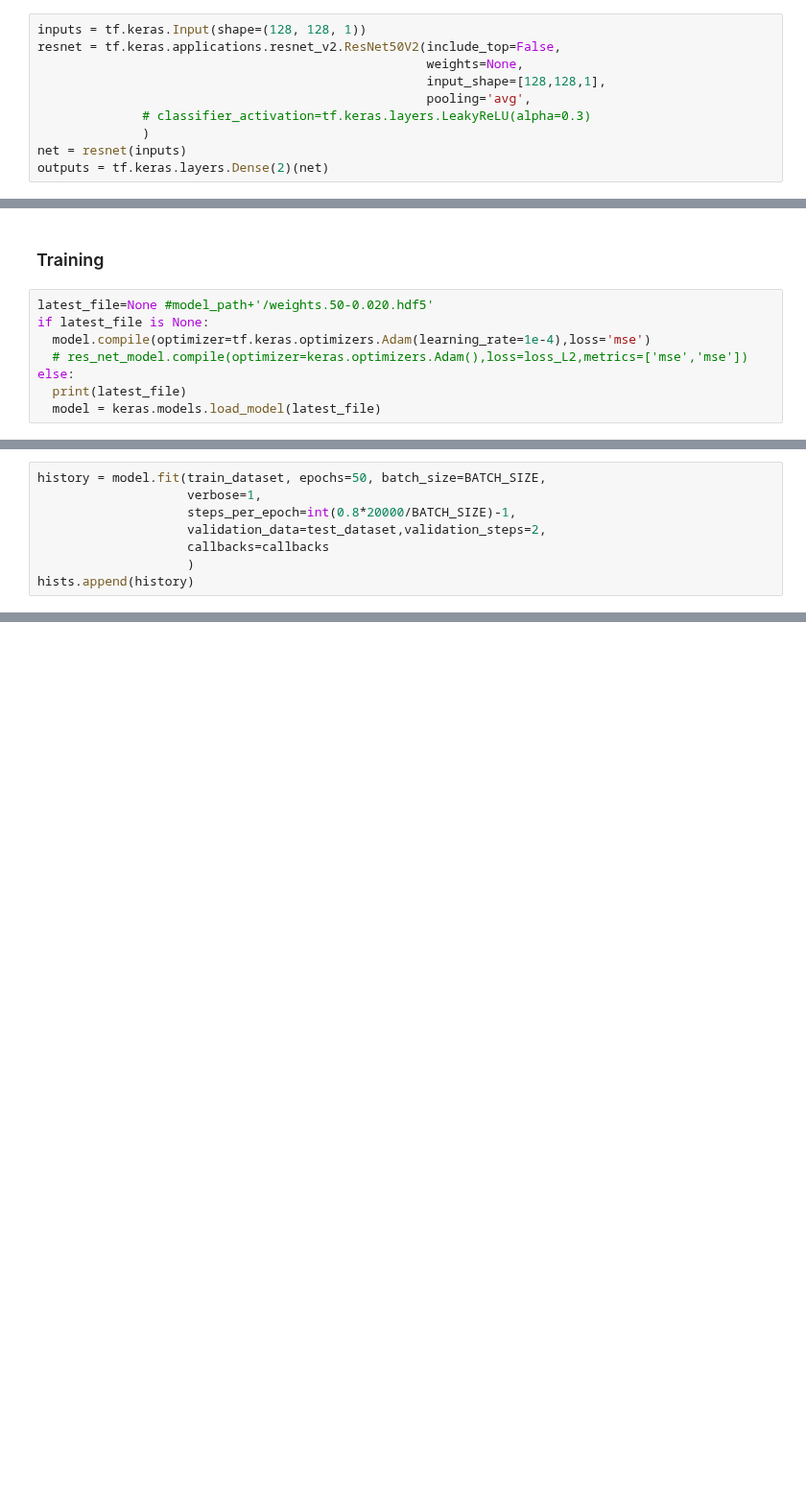
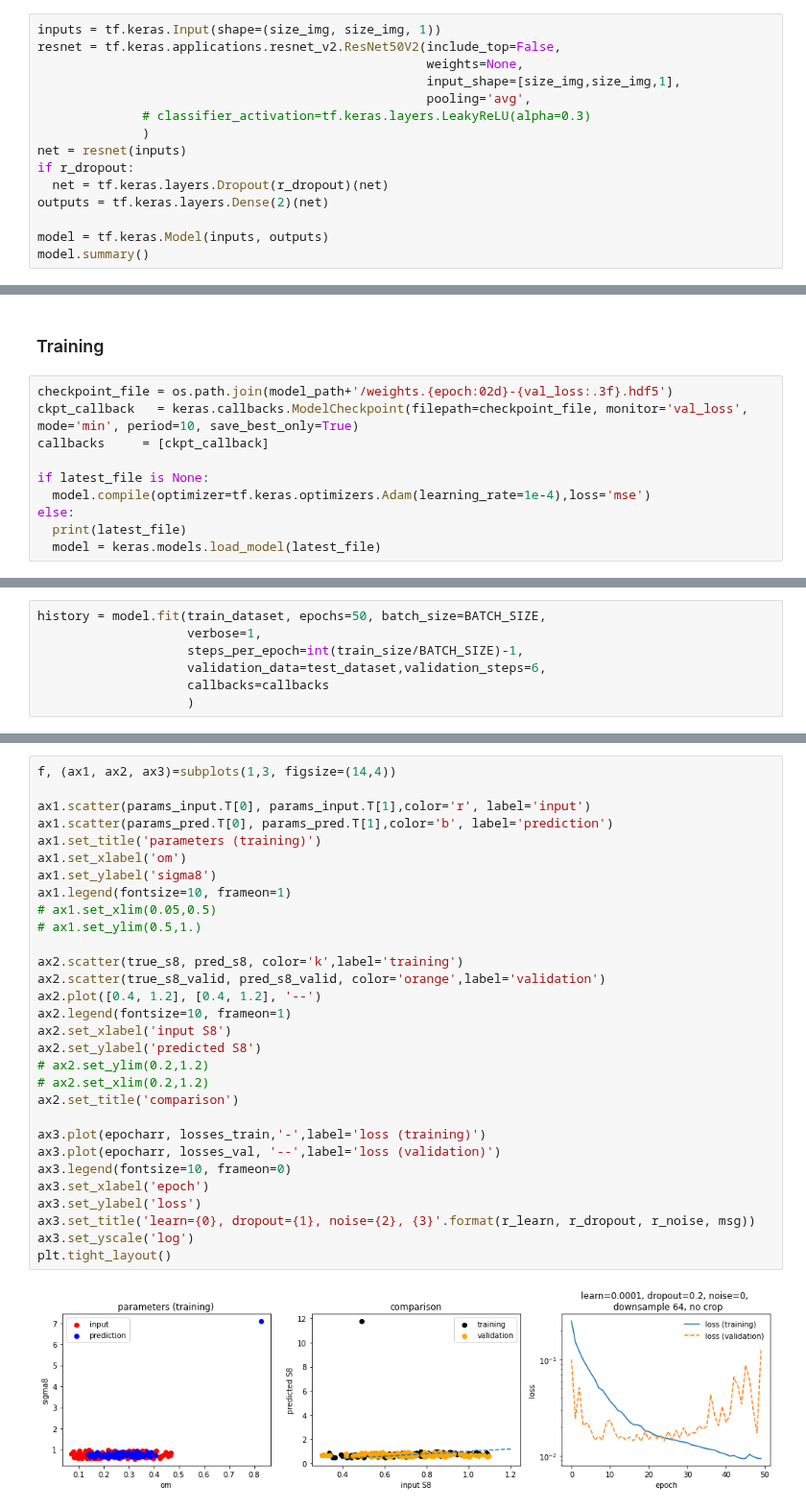
Before and after one commit to liuxx479/Outlier, a Jupyter notebook: notebooks/ResNet_Keras.ipynb, the cells around one changed output, grey strips where cells are left out. Shown at 96% size. Cells and saved outputs as stored; diff of their text form; blank space fills up the shorter version.

```diff
--- a/notebooks/ResNet_Keras.ipynb
+++ b/notebooks/ResNet_Keras.ipynb
@@ -72,12 +84,17 @@ test_dataset = full_dataset.skip(train_size).take(test_size).map(augmentation).b
 # %% [markdown]
 ### Let's define the neural network
 # %%
-inputs = tf.keras.Input(shape=(128, 128, 1))
+inputs = tf.keras.Input(shape=(size_img, size_img, 1))
 resnet = tf.keras.applications.resnet_v2.ResNet50V2(include_top=False,
                                                     weights=None,
-                                                    input_shape=[128,128,1],
+                                                    input_shape=[size_img,size_img,1],
                                                     pooling='avg',
               # classifier_activation=tf.keras.layers.LeakyReLU(alpha=0.3)
               )
 net = resnet(inputs)
+if r_dropout:
+  net = tf.keras.layers.Dropout(r_dropout)(net)
 outputs = tf.keras.layers.Dense(2)(net)
+
+model = tf.keras.Model(inputs, outputs)
+model.summary()
@@ -121,10 +130,12 @@ print(latest_file)
 # %% [markdown]
 ### Training
 # %%
-latest_file=None #model_path+'/weights.50-0.020.hdf5'
+checkpoint_file = os.path.join(model_path+'/weights.{epoch:02d}-{val_loss:.3f}.hdf5')
+ckpt_callback   = keras.callbacks.ModelCheckpoint(filepath=checkpoint_file, monitor='val_loss', mode='min', period=10, save_best_only=True)
+callbacks     = [ckpt_callback]
+
 if latest_file is None:
   model.compile(optimizer=tf.keras.optimizers.Adam(learning_rate=1e-4),loss='mse')
-  # res_net_model.compile(optimizer=keras.optimizers.Adam(),loss=loss_L2,metrics=['mse','mse'])
 else:
   print(latest_file)
   model = keras.models.load_model(latest_file)
@@ -131,10 +145,9 @@ else:
 # %%
 history = model.fit(train_dataset, epochs=50, batch_size=BATCH_SIZE,
                     verbose=1,
-                    steps_per_epoch=int(0.8*20000/BATCH_SIZE)-1,
-                    validation_data=test_dataset,validation_steps=2,
+                    steps_per_epoch=int(train_size/BATCH_SIZE)-1,
+                    validation_data=test_dataset,validation_steps=6,
                     callbacks=callbacks
                     )
-hists.append(history)
 # %% [output]
 Epoch 1/50
@@ -204,0 +192,32 @@ plt.tight_layout()
+# %%
+f, (ax1, ax2, ax3)=subplots(1,3, figsize=(14,4))
+
+ax1.scatter(params_input.T[0], params_input.T[1],color='r', label='input')
+ax1.scatter(params_pred.T[0], params_pred.T[1],color='b', label='prediction')
+ax1.set_title('parameters (training)')
+ax1.set_xlabel('om')
+ax1.set_ylabel('sigma8')
+ax1.legend(fontsize=10, frameon=1)
+# ax1.set_xlim(0.05,0.5)
+# ax1.set_ylim(0.5,1.)
+
+ax2.scatter(true_s8, pred_s8, color='k',label='training')
+ax2.scatter(true_s8_valid, pred_s8_valid, color='orange',label='validation')
+ax2.plot([0.4, 1.2], [0.4, 1.2], '--')
+ax2.legend(fontsize=10, frameon=1)
+ax2.set_xlabel('input S8')
+ax2.set_ylabel('predicted S8')
+# ax2.set_ylim(0.2,1.2)
+# ax2.set_xlim(0.2,1.2)
+ax2.set_title('comparison')
+
+ax3.plot(epocharr, losses_train,'-',label='loss (training)')
+ax3.plot(epocharr, losses_val, '--',label='loss (validation)')
+ax3.legend(fontsize=10, frameon=0)
+ax3.set_xlabel('epoch')
+ax3.set_ylabel('loss')
+ax3.set_title('learn={0}, dropout={1}, noise={2}, {3}'.format(r_learn, r_dropout, r_noise, msg))
+ax3.set_yscale('log')
+plt.tight_layout()
+# %% [output]
+[figure, added]
```
Also changed, not shown: parts of 13 cells of this notebook.
